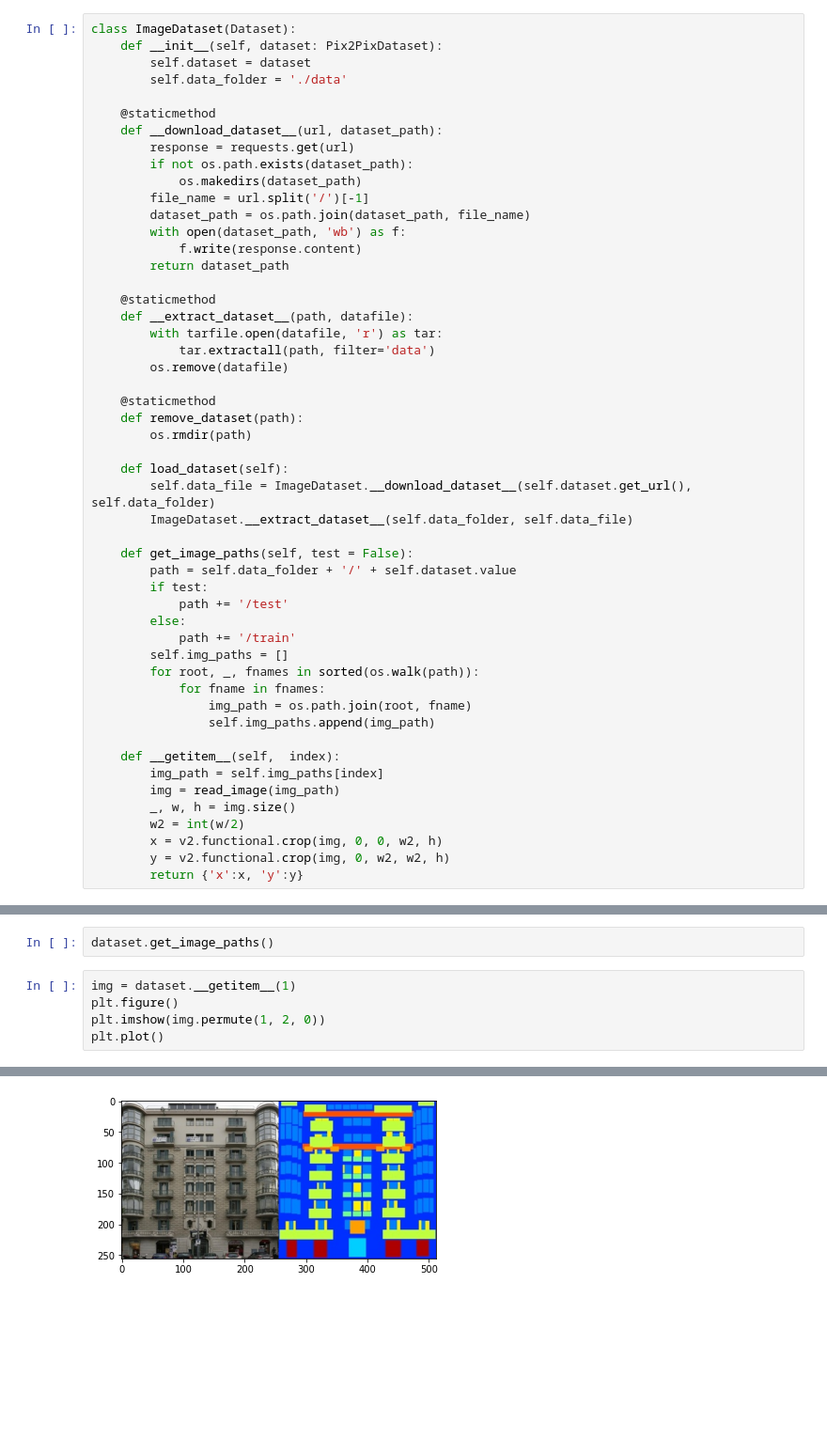
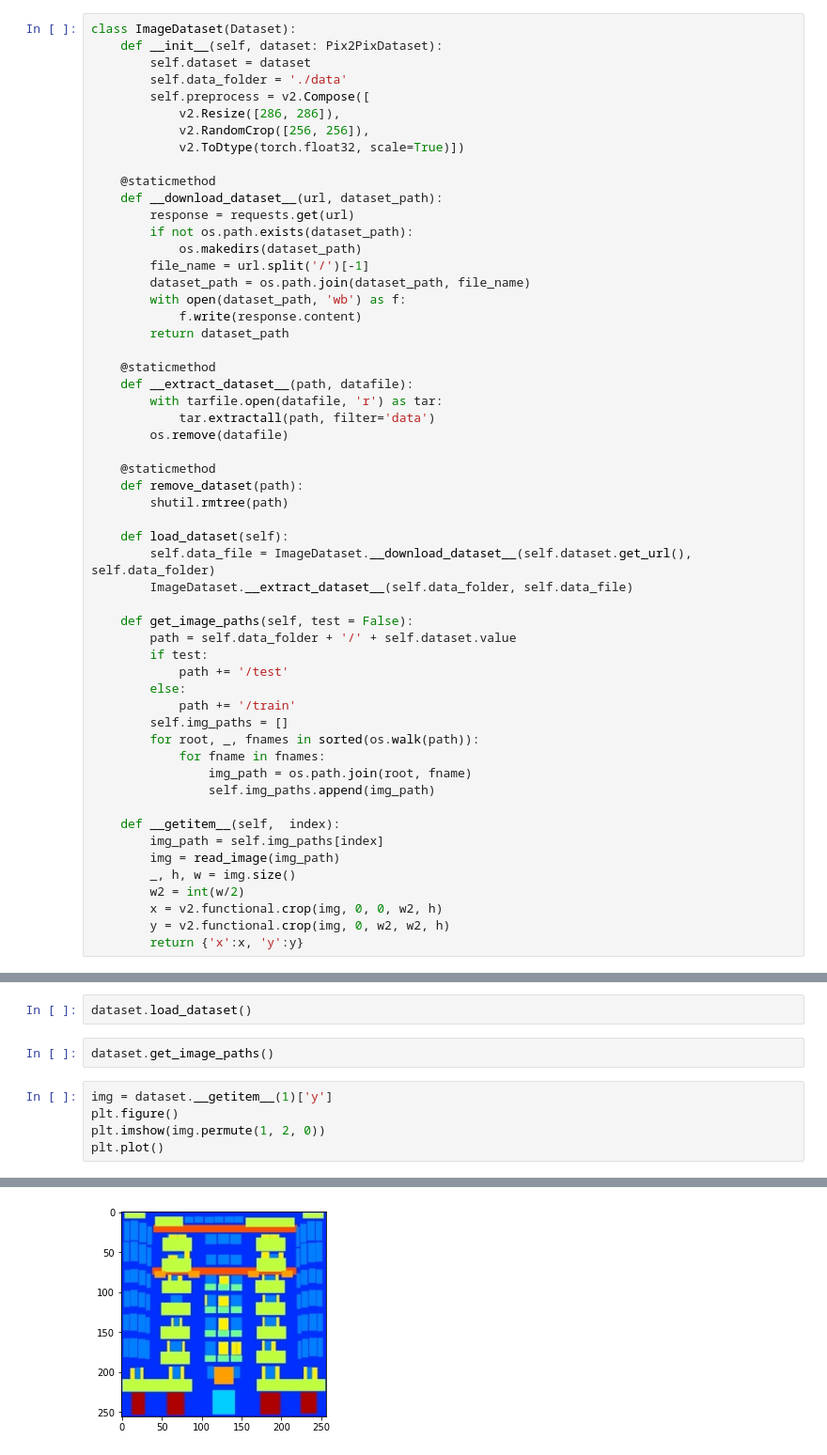
Before and after one commit to marijal74/ml_pix2pix, a Jupyter notebook: process_data.ipynb, the cells around one changed output, grey strips where cells are left out. Shown at 94% size. Saved outputs shown, nothing was run; the diff lists cells and outputs as text; blank space fills up the shorter version.

Commit message:
Fix cropping of input and label image. Define preprocessing transformation.

```diff
--- a/process_data.ipynb
+++ b/process_data.ipynb
@@ -26,6 +26,10 @@ class ImageDataset(Dataset):
     def __init__(self, dataset: Pix2PixDataset):
         self.dataset = dataset
         self.data_folder = './data'
+        self.preprocess = v2.Compose([
+            v2.Resize([286, 286]),
+            v2.RandomCrop([256, 256]),
+            v2.ToDtype(torch.float32, scale=True)])
 
     @staticmethod
     def __download_dataset__(url, dataset_path):
@@ -46,7 +50,7 @@ class ImageDataset(Dataset):
 
     @staticmethod
     def remove_dataset(path):
-        os.rmdir(path)
+        shutil.rmtree(path)
 
     def load_dataset(self):
         self.data_file = ImageDataset.__download_dataset__(self.dataset.get_url(), self.data_folder)
@@ -67,7 +71,7 @@ class ImageDataset(Dataset):
     def __getitem__(self,  index):
         img_path = self.img_paths[index]
         img = read_image(img_path)
-        _, w, h = img.size()
+        _, h, w = img.size()
         w2 = int(w/2)
         x = v2.functional.crop(img, 0, 0, w2, h)
         y = v2.functional.crop(img, 0, w2, w2, h)
@@ -79,10 +81,12 @@ dataset = ImageDataset(dataset=Pix2PixDataset.FACADES)
+# %%
+dataset.load_dataset()
 # %%
 dataset.get_image_paths()
 # %%
-img = dataset.__getitem__(1)
+img = dataset.__getitem__(1)['y']
 plt.figure()
 plt.imshow(img.permute(1, 2, 0))
 plt.plot()
 # %% [output]
 []
-[figure, old version]
+[figure, new version]
```
Also changed, not shown: parts of 2 cells of this notebook.
